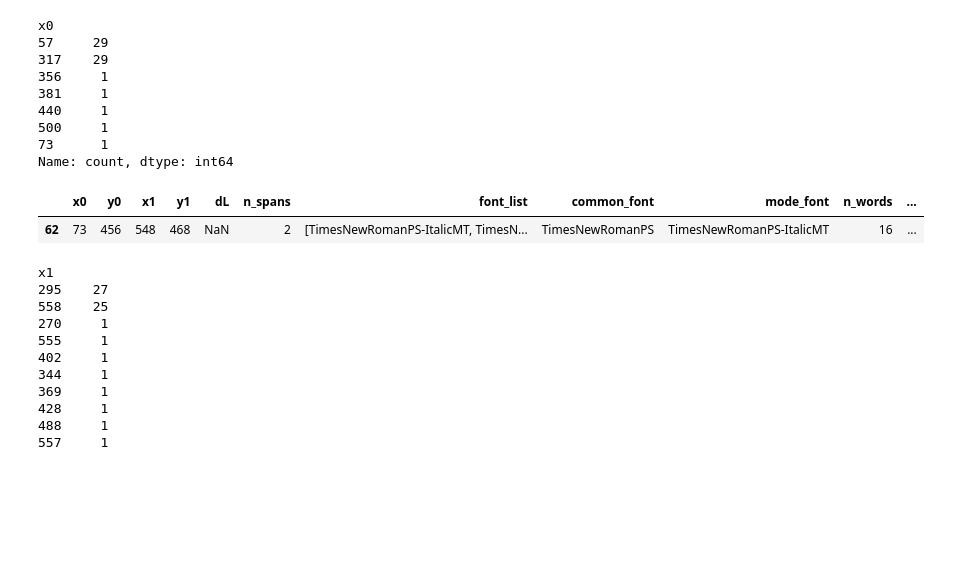
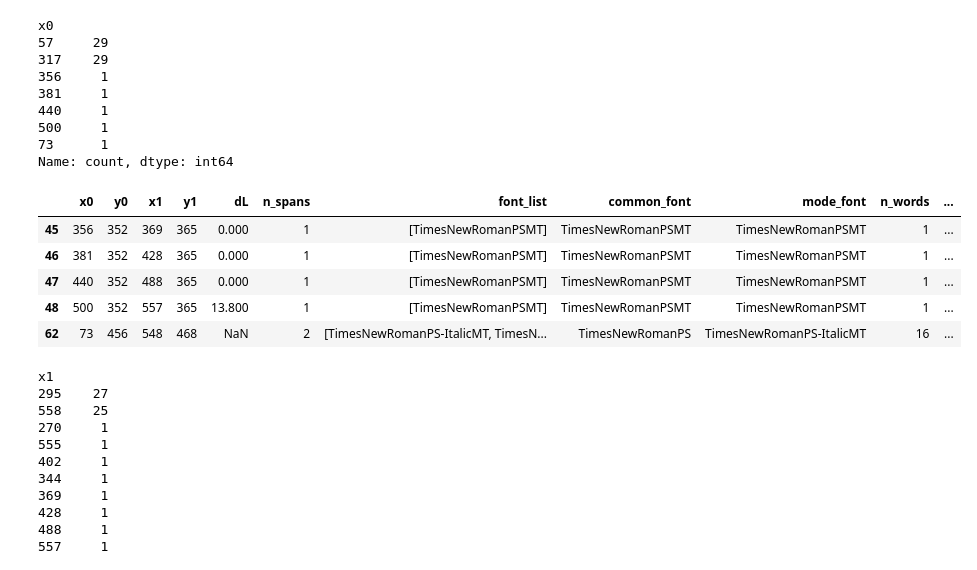
Before and after one commit to DSP-Tan/ogham-cloud, a Jupyter notebook: pdf_scraper/research/identifyDualColumn.ipynb, the cells around one changed output. Saved outputs shown, nothing was run; the diff lists cells and outputs as text; code cells hidden in the pictures; blank space fills up the shorter version.

```diff
--- a/pdf_scraper/research/identifyDualColumn.ipynb
+++ b/pdf_scraper/research/identifyDualColumn.ipynb
@@ -150,9 +157,13 @@ x0
 73      1
 Name: count, dtype: int64
 # %%
-pink_df[pink_df.x0==73]
+pink_df[pink_df.x0.isin([73, 500, 440, 381, 356])]
 # %% [output]
 |  | x0 | y0 | x1 | y1 | dL | n_spans | font_list | common_font | mode_font | n_words | ... |
+| 45 | 356 | 352 | 369 | 365 | 0.000 | 1 | [TimesNewRomanPSMT] | TimesNewRomanPSMT | TimesNewRomanPSMT | 1 | ... |
+| 46 | 381 | 352 | 428 | 365 | 0.000 | 1 | [TimesNewRomanPSMT] | TimesNewRomanPSMT | TimesNewRomanPSMT | 1 | ... |
+| 47 | 440 | 352 | 488 | 365 | 0.000 | 1 | [TimesNewRomanPSMT] | TimesNewRomanPSMT | TimesNewRomanPSMT | 1 | ... |
+| 48 | 500 | 352 | 557 | 365 | 13.800 | 1 | [TimesNewRomanPSMT] | TimesNewRomanPSMT | TimesNewRomanPSMT | 1 | ... |
 | 62 | 73 | 456 | 548 | 468 | NaN | 2 | [TimesNewRomanPS-ItalicMT, TimesN... | TimesNewRomanPS | TimesNewRomanPS-ItalicMT | 16 | ... |
 # %%
 pink_df.x1.value_counts()
```
Also changed, not shown: parts of 9 cells of this notebook.
